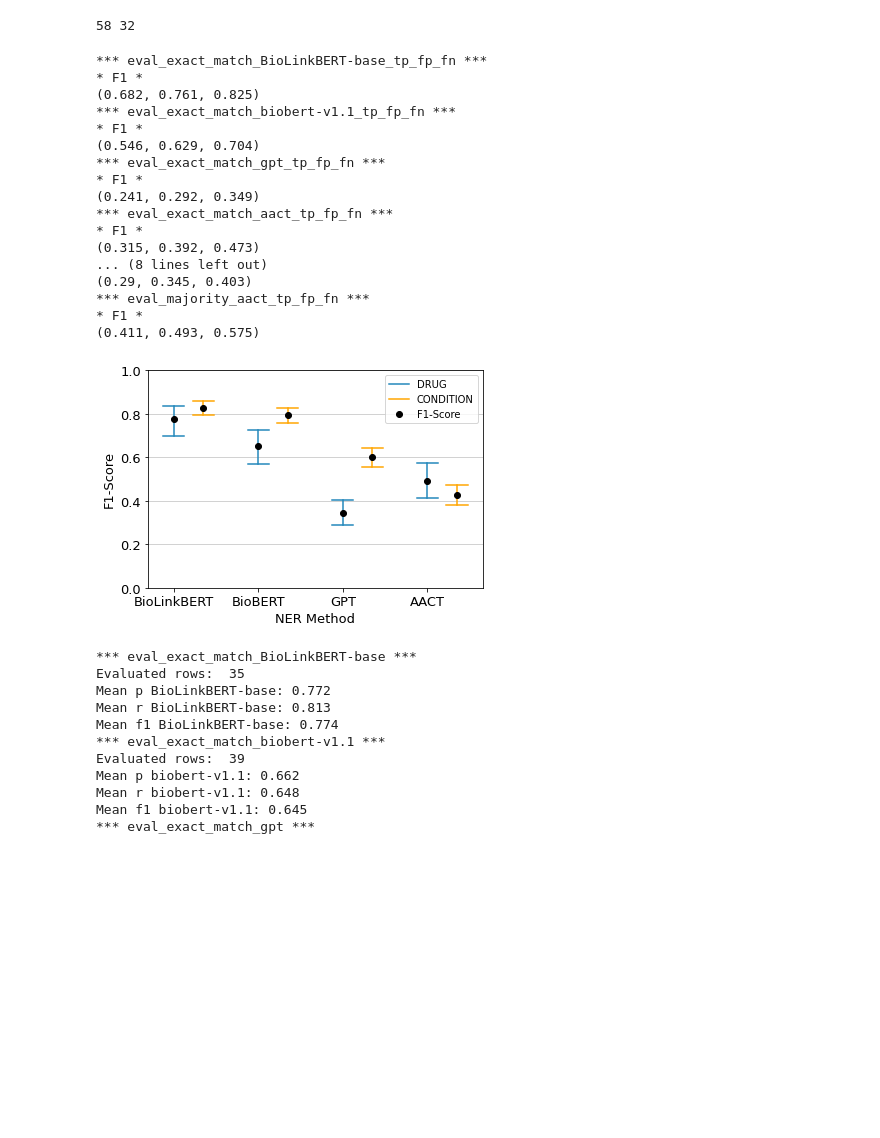
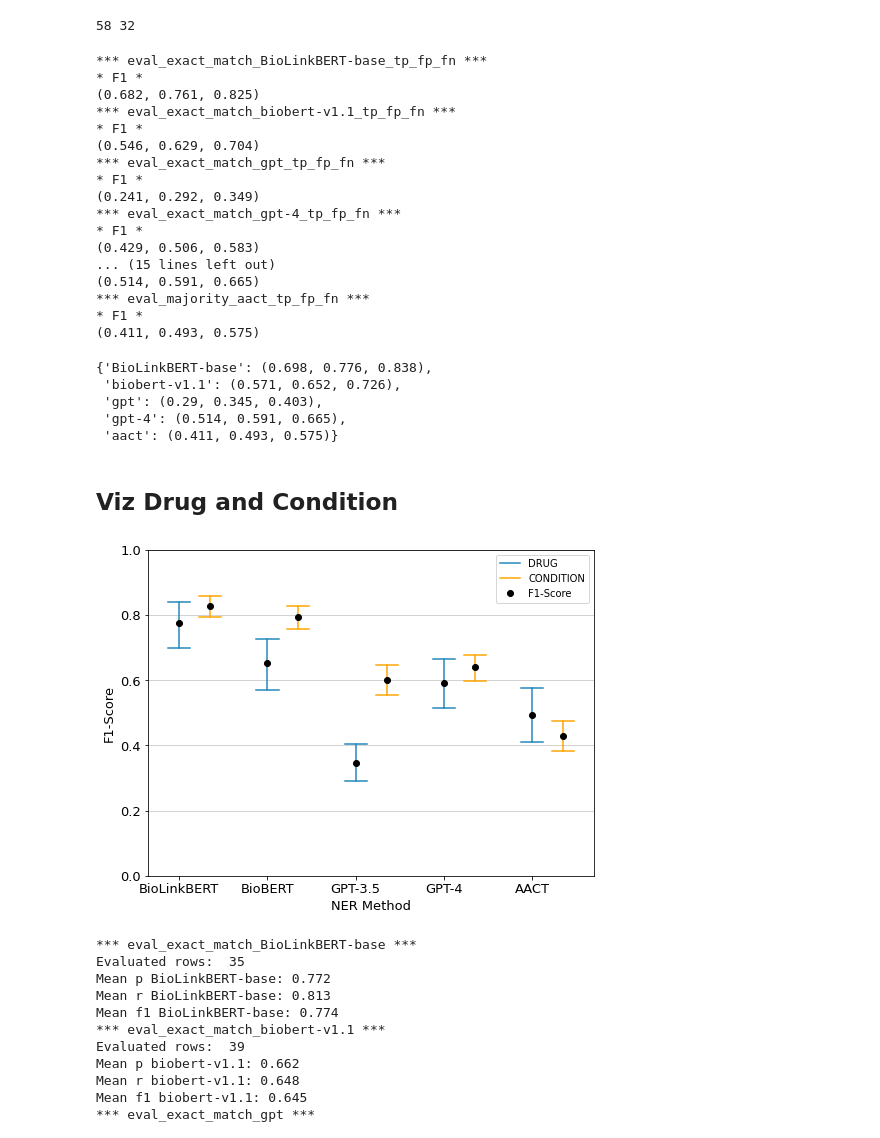
Before and after one commit to Ineichen-Group/NeuroTrialNER, a Jupyter notebook: models/CT Models Evaluation.ipynb, the cells around one changed output. Drawn from its saved outputs; the diff is of its cells as text; code cells hidden in the pictures; blank space fills up the shorter version.

```diff
--- a/models/CT Models Evaluation.ipynb
+++ b/models/CT Models Evaluation.ipynb
@@ -1030,2 +1087,2 @@ df_interventions_mapped
 # %%
-df_interventions_eval = df_interventions_mapped[['nct_id', 'canonical_unique_interventions', f'canonical_{model_name_str_biolink}_interventions', f'canonical_{model_name_str_biobert}_interventions', 'canonical_gpt_interventions', 'canonical_aact_interventions']]
+df_interventions_eval = df_interventions_mapped[['nct_id', 'canonical_unique_interventions', f'canonical_{model_name_str_biolink}_interventions', f'canonical_{model_name_str_biobert}_interventions', 'canonical_gpt_interventions', 'canonical_gpt-4_interventions', 'canonical_aact_interventions']]
@@ -1032,6 +1091,6 @@ df_interventions_eval = df_interventions_mapped[['nct_id', 'canonical_unique_int
 # %%
 methods = ["exact_match", "majority"] #, "majority", "levenshtein", "at_least_one", "at_least_one_overall"
-col_names_to_eval = [f'canonical_{model_name_str_biolink}_interventions', f'canonical_{model_name_str_biobert}_interventions', 'canonical_gpt_interventions', 'canonical_aact_interventions']
+col_names_to_eval = [f'canonical_{model_name_str_biolink}_interventions', f'canonical_{model_name_str_biobert}_interventions', 'canonical_gpt_interventions','canonical_gpt-4_interventions', 'canonical_aact_interventions']
 
 for method in methods:
     for col_to_eval in col_names_to_eval:
@@ -1083,6 +1134,7 @@ df_interventions_eval['canonical_unique_interventions'] = df_interventions_eval[
 df_interventions_eval['canonical_BioLinkBERT-base_interventions'] = df_interventions_eval['canonical_BioLinkBERT-base_interventions'].replace('', np.nan)
 df_interventions_eval['canonical_biobert-v1.1_interventions'] = df_interventions_eval['canonical_biobert-v1.1_interventions'].replace('', np.nan)
 df_interventions_eval['canonical_gpt_interventions'] = df_interventions_eval['canonical_gpt_interventions'].replace('', np.nan)
+df_interventions_eval['canonical_gpt-4_interventions'] = df_interventions_eval['canonical_gpt-4_interventions'].replace('', np.nan)
 df_interventions_eval['canonical_aact_interventions'] = df_interventions_eval['canonical_aact_interventions'].replace('', np.nan)
 
 # IGNORE TRUE NEGATIVES
@@ -1114,7 +1166,11 @@ print(nan_counts, 90-nan_counts)
 # %%
 df_interventions_eval.to_csv("./evaluations/evaluated_ct_level_drugs.csv")
 # %%
+drug_results_f1_exact = {}
+drug_results_f1_majority = {}
+
 for method in methods:
+    print()
     for col_to_eval in col_names_to_eval:
         model = col_to_eval.split("_")[1]
         column_name = f"eval_{method}_{model}_tp_fp_fn"
@@ -1123,7 +1179,12 @@ for method in methods:
         fp_sum = df_interventions_eval[column_name].apply(lambda x: x['fp']).sum()
         fn_sum = df_interventions_eval[column_name].apply(lambda x: x['fn']).sum()
         print("* F1 *")
-        print(wilson_score_interval(tp_sum, fp_sum, fn_sum, "f1"))
+        result = wilson_score_interval(tp_sum, fp_sum, fn_sum, "f1")
+        if "exact" in method:
+            drug_results_f1_exact[model] = result
+        else:
+            drug_results_f1_majority[model] = result
+        print(result)
         #print("* P *")
         #print(wilson_score_interval(tp_sum, fp_sum, fn_sum, "precision"))
         #print("* R *")
@@ -1138,14 +1199,24 @@ for method in methods:
 *** eval_exact_match_gpt_tp_fp_fn ***
 * F1 *
 (0.241, 0.292, 0.349)
-*** eval_exact_match_aact_tp_fp_fn ***
+*** eval_exact_match_gpt-4_tp_fp_fn ***
 * F1 *
-(0.315, 0.392, 0.473)
-... (8 lines left out)
-(0.29, 0.345, 0.403)
+(0.429, 0.506, 0.583)
+... (15 lines left out)
+(0.514, 0.591, 0.665)
 *** eval_majority_aact_tp_fp_fn ***
 * F1 *
 (0.411, 0.493, 0.575)
+# %%
+drug_results_f1_majority
+# %% [output]
+{'BioLinkBERT-base': (0.698, 0.776, 0.838),
+ 'biobert-v1.1': (0.571, 0.652, 0.726),
+ 'gpt': (0.29, 0.345, 0.403),
+ 'gpt-4': (0.514, 0.591, 0.665),
+ 'aact': (0.411, 0.493, 0.575)}
+# %% [markdown]
+## Viz Drug and Condition
 # %%
 import matplotlib.pyplot as plt
 # %%
@@ -1167,6 +1238,8 @@ def plot_confidence_interval(x, values, z=1.96, color='#2187bb', horizontal_line
     plt.yticks(fontsize=12)
 # %%
 import matplotlib.pyplot as plt
+
+plt.figure(figsize=(8, 6))  # You can adjust these values as needed
 
 def plot_confidence_intervals(x, values1, values2, labels, legend=False, z=1.96, horizontal_line_width=0.25):
     mean1 = values1[1]
@@ -1189,46 +1262,49 @@ def plot_confidence_intervals(x, values1, values2, labels, legend=False, z=1.96,
     plt.plot([left, right], [top1, top1], color=labels[0])
     plt.plot([left, right], [bottom1, bottom1], color=labels[0])
     plt.plot([left + 0.35, right + 0.35], [top2, top2], color=labels[1])
     plt.plot([left + 0.35, right + 0.35], [bottom2, bottom2], color=labels[1])
     if legend:
         plt.plot(x, mean1, 'o', color='black', label='F1-Score')
     else:
         plt.plot(x, mean1, 'o', color='black')
     plt.plot(x + 0.35, mean2, 'o', color='black')
     plt.xlabel('NER Method', fontsize=13)  # Add x-axis label
     plt.ylabel('F1-Score', fontsize=13)    # Add y-axis label
     plt.xticks(fontsize=13)
     plt.yticks(fontsize=13)
 
-model_names = ['BioLinkBERT', 'BioBERT', 'GPT', 'AACT']
+model_names = ['BioLinkBERT', 'BioBERT', 'GPT-3.5', 'GPT-4', 'AACT']
 
 # DRUG SCORES
-biolinkbert_drug = (0.698, 0.776, 0.838)
-biobert_drug = (0.571, 0.652, 0.726)
-gpt_drug = (0.29, 0.345, 0.403)
-aact_drug = (0.411, 0.493, 0.575)
+biolinkbert_drug = drug_results_f1_majority['BioLinkBERT-base']
+biobert_drug = drug_results_f1_majority['biobert-v1.1']
+gpt_drug = drug_results_f1_majority['gpt']
+gpt4_drug = drug_results_f1_majority['gpt-4']
+aact_drug = drug_results_f1_majority['aact']
 
 # CONDITION SCORES
-biolinkbert_condition = (0.793, 0.828, 0.858)
-biobert_condition = (0.757, 0.794, 0.827)
-gpt_condition = (0.554, 0.6, 0.645)
-aact_condition = (0.383, 0.428, 0.474)
+biolinkbert_condition = condition_results_f1_majority['BioLinkBERT-base']
+biobert_condition = condition_results_f1_majority['biobert-v1.1']
+gpt_condition = condition_results_f1_majority['gpt']
+gpt4_condition = condition_results_f1_majority['gpt-4']
+aact_condition = condition_results_f1_majority['aact']
 
-plt.xticks([1, 2, 3, 4], model_names, fontsize=12)
+plt.xticks([1, 2, 3, 4, 5], model_names, fontsize=12)
 #plt.title('DRUG and CONDITION Recognition Performance')
 
 plot_confidence_intervals(1, biolinkbert_drug, biolinkbert_condition, ['#2187bb', 'orange'], legend=True)
 plot_confidence_intervals(2, biobert_drug, biobert_condition, ['#2187bb', 'orange'])
 plot_confidence_intervals(3, gpt_drug, gpt_condition, ['#2187bb', 'orange'])
-plot_confidence_intervals(4, aact_drug, aact_condition, ['#2187bb', 'orange'])
+plot_confidence_intervals(4, gpt4_drug, gpt4_condition, ['#2187bb', 'orange'])
+plot_confidence_intervals(5, aact_drug, aact_condition, ['#2187bb', 'orange'])
 
 plt.grid(axis='y', alpha=0.7)  # Show only horizontal grid lines
 plt.ylim(0, 1)
 plt.legend()
-plt.savefig('./evaluations/plots/abstract_level_majority_plot_with_CI_DRUG_CONDITION.png')
+plt.savefig('./evaluations/plots/abstract_level_majority_plot_with_CI_DRUG_CONDITION_20240129.png')
 plt.show()
 # %% [output]
-[figure, old version]
+[figure, new version]
 # %%
 for method in methods:
     print()
```
Also changed, not shown: parts of 39 cells of this notebook, 5 other files.
